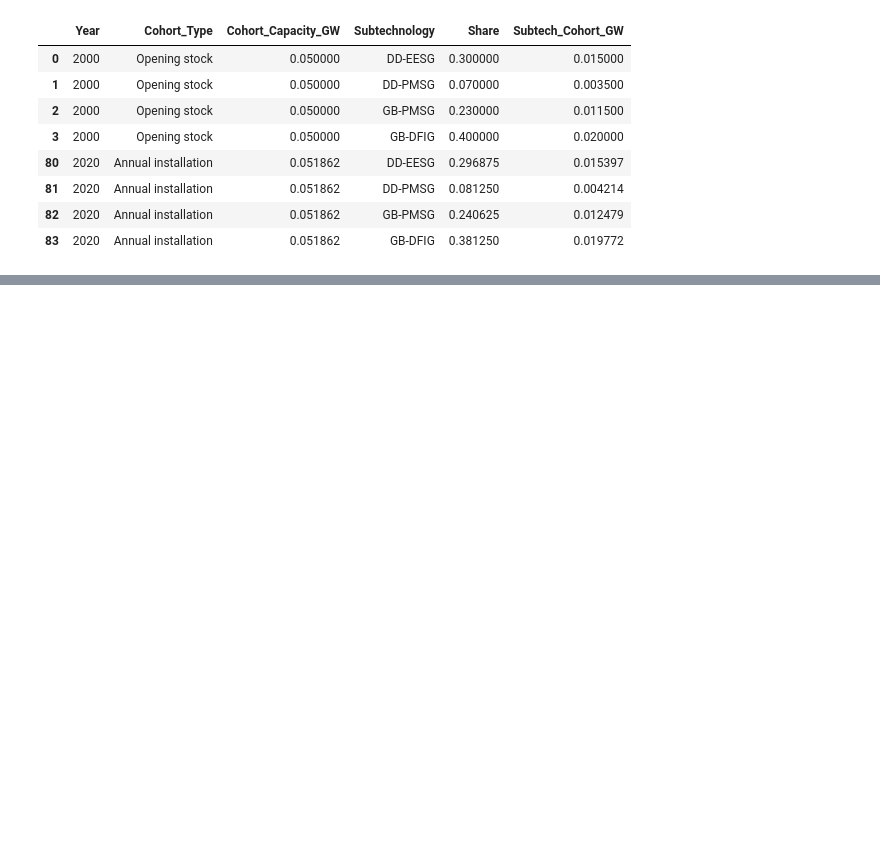
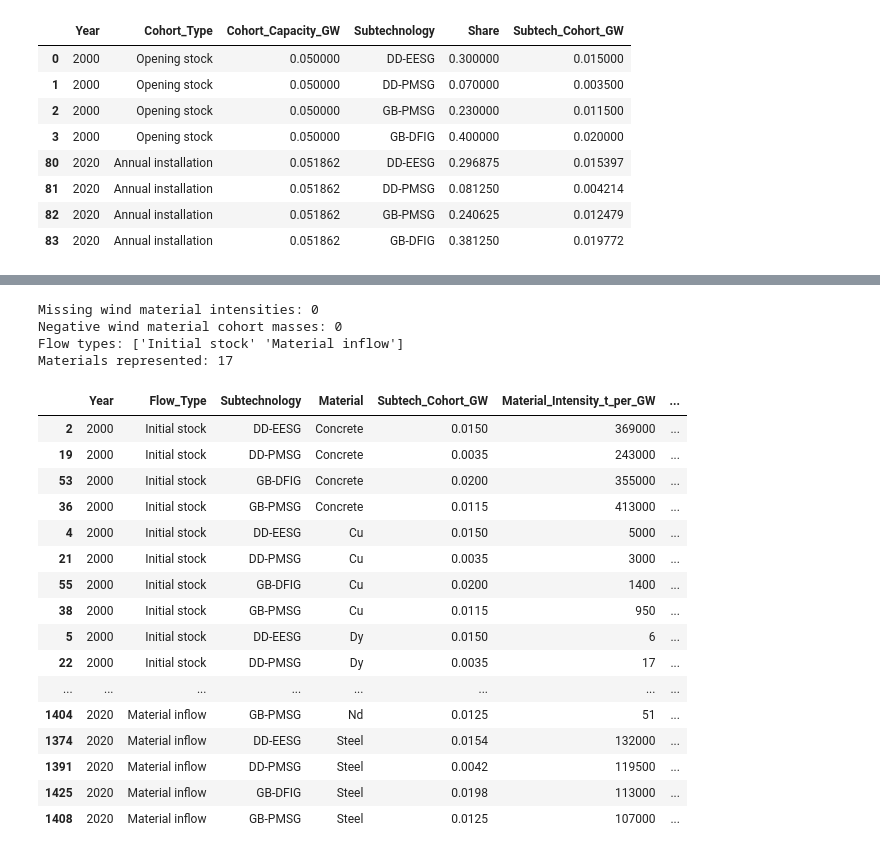
Before and after one commit to Trickwillfrit/MFA, a Jupyter notebook: notebooks/ENV501_Austria_Croatia_MFA.ipynb, the cells around one changed output, grey strips where cells are left out. Cells and saved outputs as stored; diff of their text form; code cells hidden in the pictures; blank space fills up the shorter version.

```diff
--- a/notebooks/ENV501_Austria_Croatia_MFA.ipynb
+++ b/notebooks/ENV501_Austria_Croatia_MFA.ipynb
@@ -4911,0 +5159,69 @@ display(
+# %%
+print(
+    "Missing wind material intensities:",
+    wind_material_cohorts[
+        wind_material_cohorts["Subtech_Cohort_GW"].notna()
+    ]["Material_Intensity_t_per_GW"].isna().sum()
+)
+
+print(
+    "Negative wind material cohort masses:",
+    (wind_material_cohorts["Material_Cohort_t"] < 0).sum()
+)
+
+print(
+    "Flow types:",
+    wind_material_cohorts["Flow_Type"].unique()
+)
+
+print(
+    "Materials represented:",
+    wind_material_cohorts["Material"].nunique()
+)
+# %% [output]
+Missing wind material intensities: 0
+Negative wind material cohort masses: 0
+Flow types: ['Initial stock' 'Material inflow']
+Materials represented: 17
+# %%
+display(
+    wind_material_cohorts[
+        (wind_material_cohorts["Country"] == "Austria") &
+        (wind_material_cohorts["Year"].isin([2000, 2020])) &
+        (wind_material_cohorts["Material"].isin(
+            ["Concrete", "Steel", "Cu", "Nd", "Dy"]
+        ))
+    ][
+        [
+            "Year",
+            "Flow_Type",
+            "Subtechnology",
+            "Material",
+            "Subtech_Cohort_GW",
+            "Material_Intensity_t_per_GW",
+            "Material_Cohort_t"
+        ]
+    ]
+    .sort_values(
+        ["Year", "Material", "Subtechnology"]
+    )
+    .round(4)
+)
+# %% [output]
+|  | Year | Flow_Type | Subtechnology | Material | Subtech_Cohort_GW | Material_Intensity_t_per_GW | ... |
+| 2 | 2000 | Initial stock | DD-EESG | Concrete | 0.0150 | 369000 | ... |
+| 19 | 2000 | Initial stock | DD-PMSG | Concrete | 0.0035 | 243000 | ... |
+| 53 | 2000 | Initial stock | GB-DFIG | Concrete | 0.0200 | 355000 | ... |
+| 36 | 2000 | Initial stock | GB-PMSG | Concrete | 0.0115 | 413000 | ... |
+| 4 | 2000 | Initial stock | DD-EESG | Cu | 0.0150 | 5000 | ... |
+| 21 | 2000 | Initial stock | DD-PMSG | Cu | 0.0035 | 3000 | ... |
+| 55 | 2000 | Initial stock | GB-DFIG | Cu | 0.0200 | 1400 | ... |
+| 38 | 2000 | Initial stock | GB-PMSG | Cu | 0.0115 | 950 | ... |
+| 5 | 2000 | Initial stock | DD-EESG | Dy | 0.0150 | 6 | ... |
+| 22 | 2000 | Initial stock | DD-PMSG | Dy | 0.0035 | 17 | ... |
+| ... | ... | ... | ... | ... | ... | ... | ... |
+| 1404 | 2020 | Material inflow | GB-PMSG | Nd | 0.0125 | 51 | ... |
+| 1374 | 2020 | Material inflow | DD-EESG | Steel | 0.0154 | 132000 | ... |
+| 1391 | 2020 | Material inflow | DD-PMSG | Steel | 0.0042 | 119500 | ... |
+| 1425 | 2020 | Material inflow | GB-DFIG | Steel | 0.0198 | 113000 | ... |
+| 1408 | 2020 | Material inflow | GB-PMSG | Steel | 0.0125 | 107000 | ... |
```
Also changed, not shown: parts of 20 cells of this notebook.
